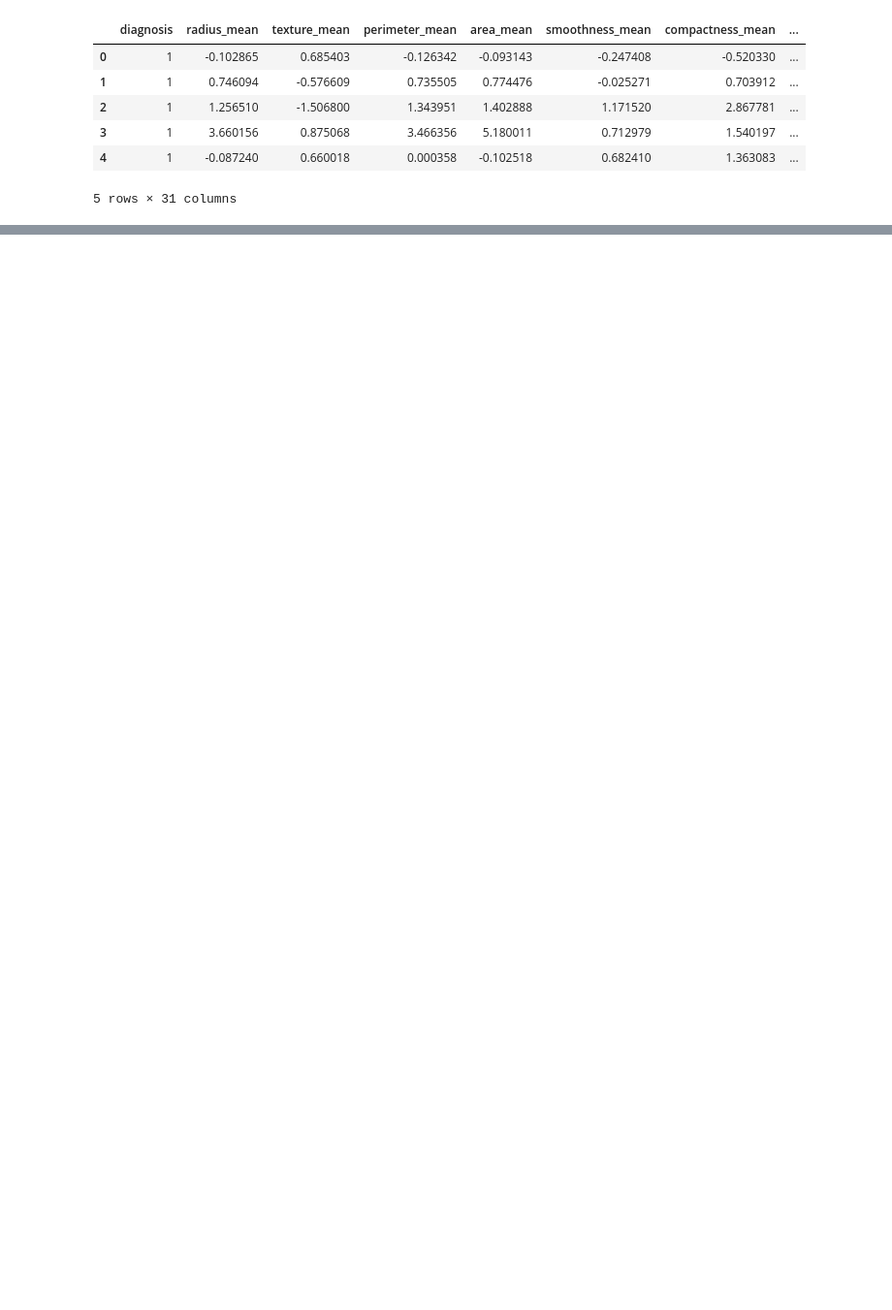
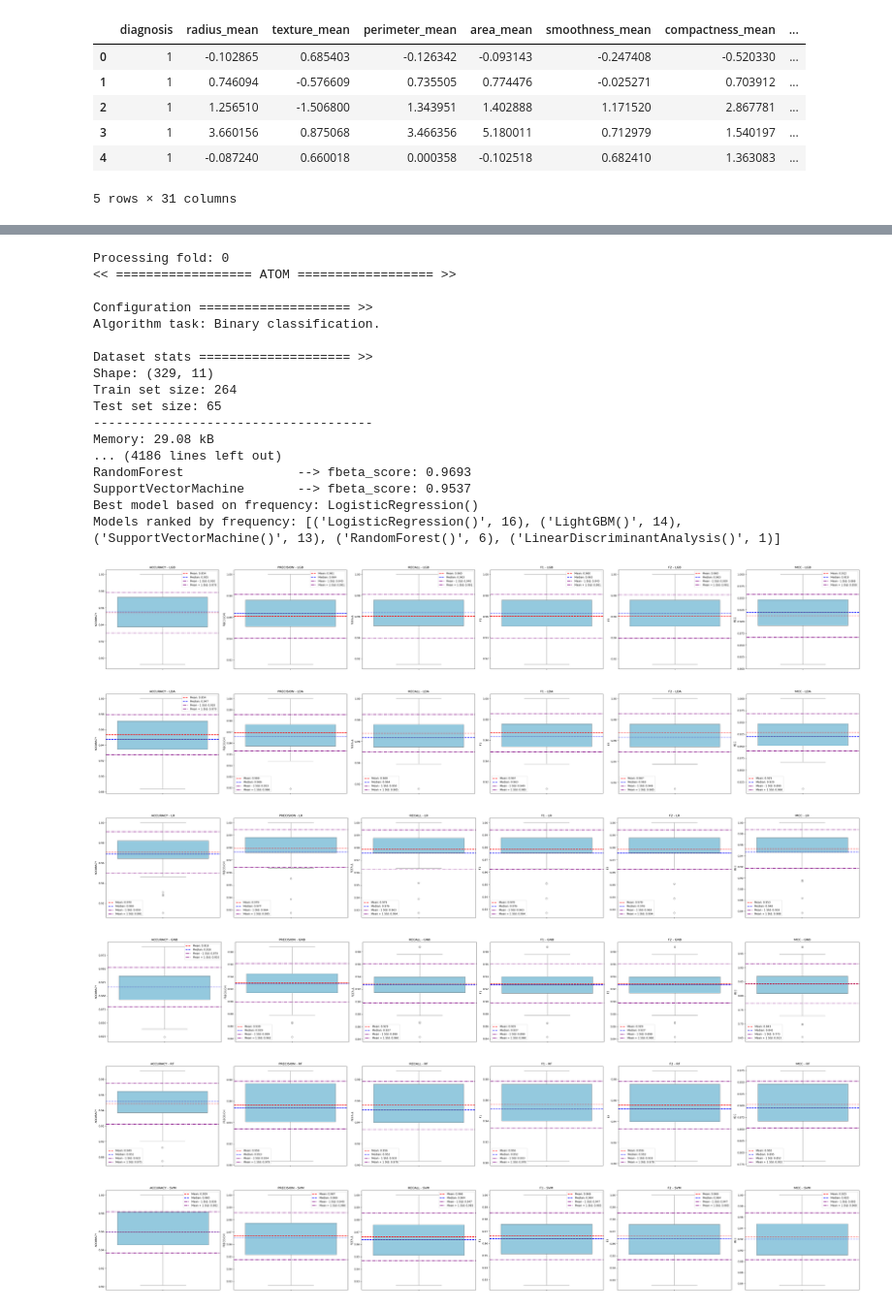
Before and after one commit to RafailTn/Assignment-2, a Jupyter notebook: notebooks/model_analysis.ipynb, the cells around one changed output, grey strips where cells are left out. Shown at 97% size. Saved outputs shown, nothing was run; the diff lists cells and outputs as text; code cells hidden in the pictures; blank space fills up the shorter version.

```diff
--- a/notebooks/model_analysis.ipynb
+++ b/notebooks/model_analysis.ipynb
@@ -70,0 +77,51 @@ Memory: 29.08 kB
+# %%
+utils = func_classes.Utils()
+rncv = func_classes.RNcvAtom(
+    X=train_df.drop(columns=["diagnosis"]),
+    y=train_df["diagnosis"],
+    models = ["LGB", "LDA", "LR", "GNB", "RF", "SVM"],
+    fs=True
+)
+rncv.baseline_run()
+results = rncv.get_baseline_results()
+inner_cv_results = rncv.get_best_from_inner_cv()
+results.to_csv(root/'data'/'results_PCA_10.csv', index=False)
+inner_cv_results.to_csv(root/'data'/'inner_cv_results_PCA_10.csv', index=False)
+
+# Get the best model from the inner CV results
+utils.get_best_from_folds(results=root/'data'/'inner_cv_results_PCA_10.csv')
+
+# Define the metrics you want to visualize
+metrics = ["accuracy", "precision", "recall", "f1", "f2", "mcc"]
+
+# Create boxplots for each model
+for model in ["LGB", "LDA", "LR", "GNB", "RF", "SVM"]:
+    utils.create_boxplot(
+        df=results,
+        model_name=model,
+        metrics=metrics
+    )
+# %% [output]
+Processing fold: 0
+<< ================== ATOM ================== >>
+
+Configuration ==================== >>
+Algorithm task: Binary classification.
+
+Dataset stats ==================== >>
+Shape: (329, 11)
+Train set size: 264
+Test set size: 65
+-------------------------------------
+Memory: 29.08 kB
+... (4186 lines left out)
+RandomForest               --> fbeta_score: 0.9693
+SupportVectorMachine       --> fbeta_score: 0.9537
+Best model based on frequency: LogisticRegression()
+Models ranked by frequency: [('LogisticRegression()', 16), ('LightGBM()', 14), ('SupportVectorMachine()', 13), ('RandomForest()', 6), ('LinearDiscriminantAnalysis()', 1)]
+[figure, added]
+[figure, added]
+[figure, added]
+[figure, added]
+[figure, added]
+[figure, added]
```
Also changed, not shown: parts of 3 cells of this notebook, 9 other files.
